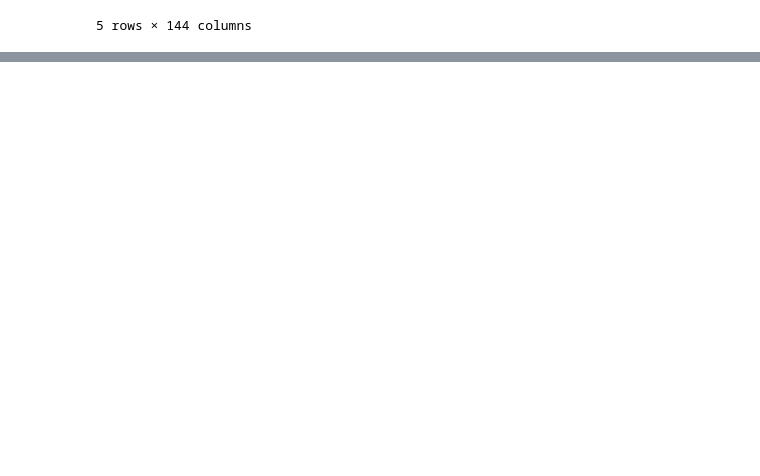
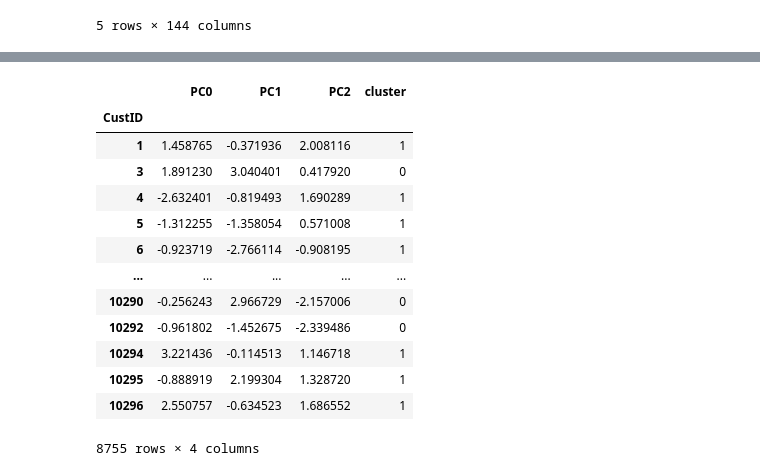
Before and after one commit to NassarX/insurance-customers-segmentation, a Jupyter notebook: a2z_insurance.ipynb, the cells around one changed output, grey strips where cells are left out. Cells and saved outputs as stored; diff of their text form; code cells hidden in the pictures; blank space fills up the shorter version.

```diff
--- a/a2z_insurance.ipynb
+++ b/a2z_insurance.ipynb
@@ -1654,0 +1714,18 @@ clusters_df.groupby('cluster').describe()
+# %%
+pca_df_h_clust= pd.concat([pca_df, h_clust_labels_df], axis=1)
+pca_df_h_clust
+# %% [output]
+|  | PC0 | PC1 | PC2 | cluster |
+| CustID |  |  |  |  |
+| 1 | 1.458765 | -0.371936 | 2.008116 | 1 |
+| 3 | 1.891230 | 3.040401 | 0.417920 | 0 |
+| 4 | -2.632401 | -0.819493 | 1.690289 | 1 |
+| 5 | -1.312255 | -1.358054 | 0.571008 | 1 |
+| 6 | -0.923719 | -2.766114 | -0.908195 | 1 |
+| ... | ... | ... | ... | ... |
+| 10290 | -0.256243 | 2.966729 | -2.157006 | 0 |
+| 10292 | -0.961802 | -1.452675 | -2.339486 | 0 |
+| 10294 | 3.221436 | -0.114513 | 1.146718 | 1 |
+| 10295 | -0.888919 | 2.199304 | 1.328720 | 1 |
+| 10296 | 2.550757 | -0.634523 | 1.686552 | 1 |
+8755 rows × 4 columns
```
Also changed, not shown: parts of 17 cells of this notebook, 2 other files.
